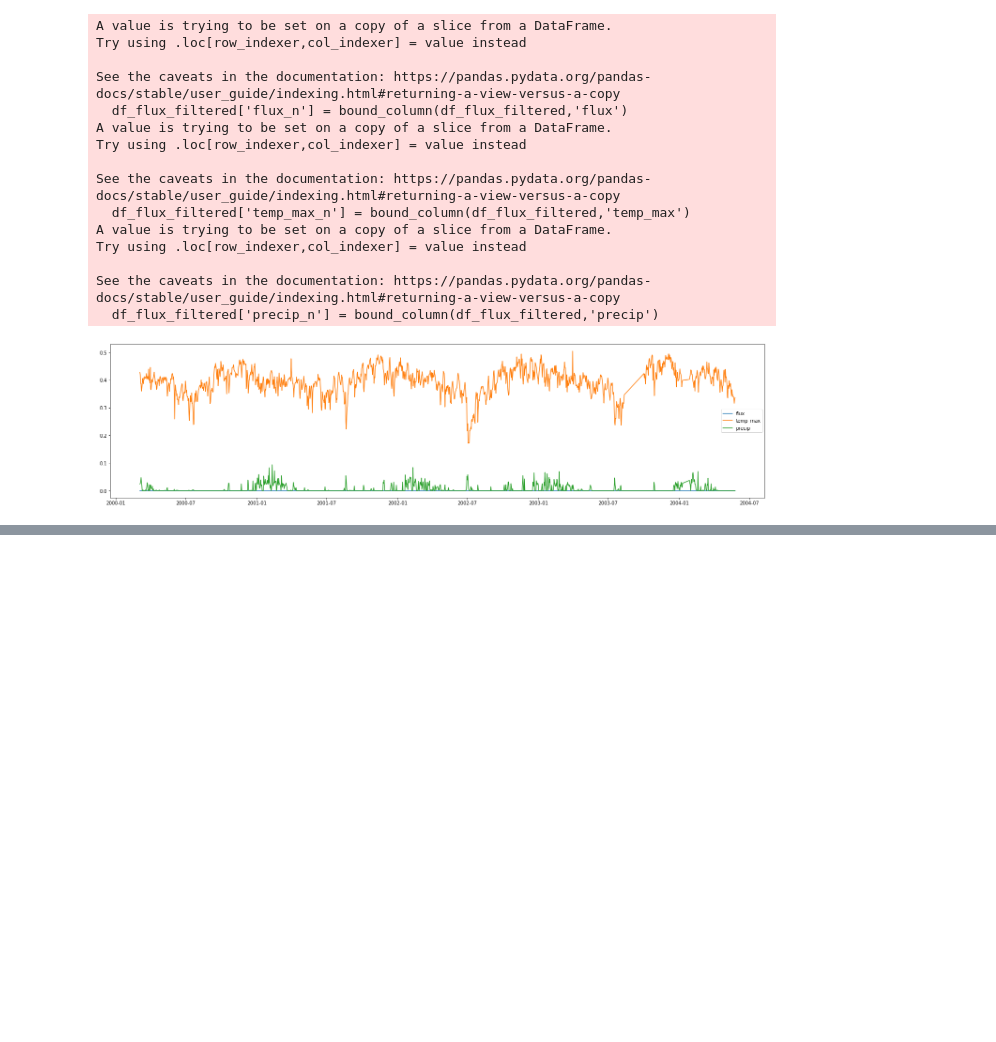
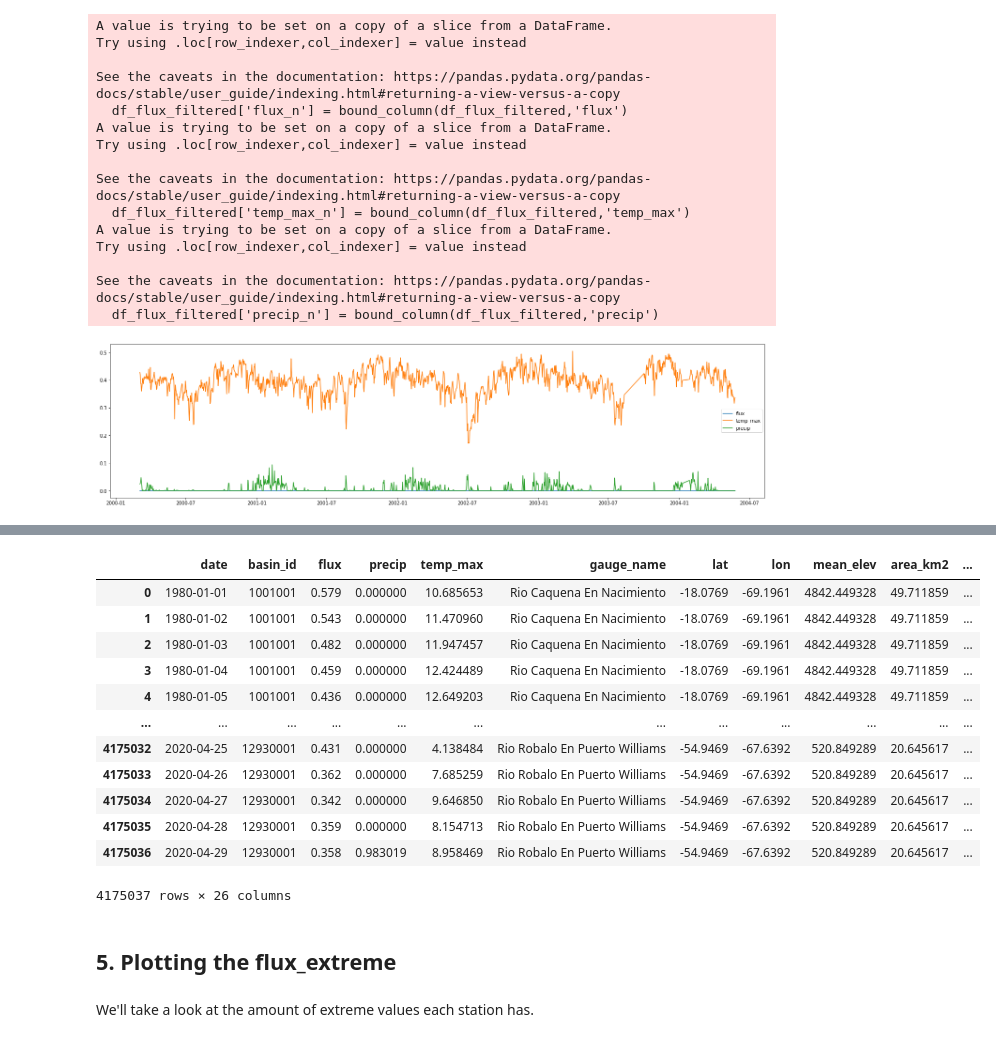
Before and after one commit to oaflores28/WatershedChallenge, a Jupyter notebook: Notebook_1_WaterShed.ipynb, the cells around one changed output, grey strips where cells are left out. Cells and saved outputs as stored; diff of their text form; code cells hidden in the pictures; blank space fills up the shorter version.

```diff
--- a/Notebook_1_WaterShed.ipynb
+++ b/Notebook_1_WaterShed.ipynb
@@ -393,0 +467,2 @@ See the caveats in the documentation: https://pandas.pydata.org/pandas-docs/stab
+# %%
+df_flux['week_year'] = df_flux['date'].apply(lambda x: x.strftime("%V"))
@@ -393,0 +484,26 @@ See the caveats in the documentation: https://pandas.pydata.org/pandas-docs/stab
+# %%
+df_flux_complete = pd.merge(df_flux,
+                            df_flux_grouped_p75,
+                            how='left',
+                            left_on=['gauge_name','week_year'],
+                            right_on=['gauge_name','week_year'],
+                           )
+df_flux_complete = pd.merge(df_flux_complete,
+                            df_flux_grouped_p25,
+                            how='left',
+                            left_on=['gauge_name','week_year'],
+                            right_on=['gauge_name','week_year'],
+                           )
+df_flux_complete['cutoff_extreme_values_flux'] = (df_flux_complete['flux_75']
+                                                  + 1.5*(df_flux_complete['flux_75']
+                                                         - df_flux_complete['flux_25'])
+                                                  )
+df_flux_complete['cutoff_extreme_values_temp'] = (df_flux_complete['temp_max_75']
+                                                  + 1.5*(df_flux_complete['temp_max_75']
+                                                         - df_flux_complete['temp_max_25'])
+                                                  )
+df_flux_complete['cutoff_extreme_values_precip'] = (df_flux_complete['precip_75']
+                                                    + 1.5*(df_flux_complete['precip_75']
+                                                           - df_flux_complete['precip_25']
+                                                          )
+                                                   )
@@ -393,0 +530,26 @@ See the caveats in the documentation: https://pandas.pydata.org/pandas-docs/stab
+# %%
+df_flux_complete['flux_extreme'] = (df_flux_complete['flux']
+                                    > df_flux_complete['cutoff_extreme_values_flux']).astype(int)
+df_flux_complete['temp_extreme'] = (df_flux_complete['temp_max']
+                                    > df_flux_complete['cutoff_extreme_values_temp']).astype(int)
+df_flux_complete['precip_extreme'] = (df_flux_complete['precip']
+                                    > df_flux_complete['cutoff_extreme_values_precip']).astype(int)
+df_flux_complete
+# %% [output]
+|  | date | basin_id | flux | precip | temp_max | gauge_name | lat | lon | mean_elev | area_km2 | ... |
+| 0 | 1980-01-01 | 1001001 | 0.579 | 0.000000 | 10.685653 | Rio Caquena En Nacimiento | -18.0769 | -69.1961 | 4842.449328 | 49.711859 | ... |
+| 1 | 1980-01-02 | 1001001 | 0.543 | 0.000000 | 11.470960 | Rio Caquena En Nacimiento | -18.0769 | -69.1961 | 4842.449328 | 49.711859 | ... |
+| 2 | 1980-01-03 | 1001001 | 0.482 | 0.000000 | 11.947457 | Rio Caquena En Nacimiento | -18.0769 | -69.1961 | 4842.449328 | 49.711859 | ... |
+| 3 | 1980-01-04 | 1001001 | 0.459 | 0.000000 | 12.424489 | Rio Caquena En Nacimiento | -18.0769 | -69.1961 | 4842.449328 | 49.711859 | ... |
+| 4 | 1980-01-05 | 1001001 | 0.436 | 0.000000 | 12.649203 | Rio Caquena En Nacimiento | -18.0769 | -69.1961 | 4842.449328 | 49.711859 | ... |
+| ... | ... | ... | ... | ... | ... | ... | ... | ... | ... | ... | ... |
+| 4175032 | 2020-04-25 | 12930001 | 0.431 | 0.000000 | 4.138484 | Rio Robalo En Puerto Williams | -54.9469 | -67.6392 | 520.849289 | 20.645617 | ... |
+| 4175033 | 2020-04-26 | 12930001 | 0.362 | 0.000000 | 7.685259 | Rio Robalo En Puerto Williams | -54.9469 | -67.6392 | 520.849289 | 20.645617 | ... |
+| 4175034 | 2020-04-27 | 12930001 | 0.342 | 0.000000 | 9.646850 | Rio Robalo En Puerto Williams | -54.9469 | -67.6392 | 520.849289 | 20.645617 | ... |
+| 4175035 | 2020-04-28 | 12930001 | 0.359 | 0.000000 | 8.154713 | Rio Robalo En Puerto Williams | -54.9469 | -67.6392 | 520.849289 | 20.645617 | ... |
+| 4175036 | 2020-04-29 | 12930001 | 0.358 | 0.983019 | 8.958469 | Rio Robalo En Puerto Williams | -54.9469 | -67.6392 | 520.849289 | 20.645617 | ... |
+4175037 rows × 26 columns
+# %% [markdown]
+## 5.  Plotting the flux_extreme
+# %% [markdown]
+We'll take a look at the amount of extreme values each station has.
```
Also changed, not shown: parts of 29 cells of this notebook.
